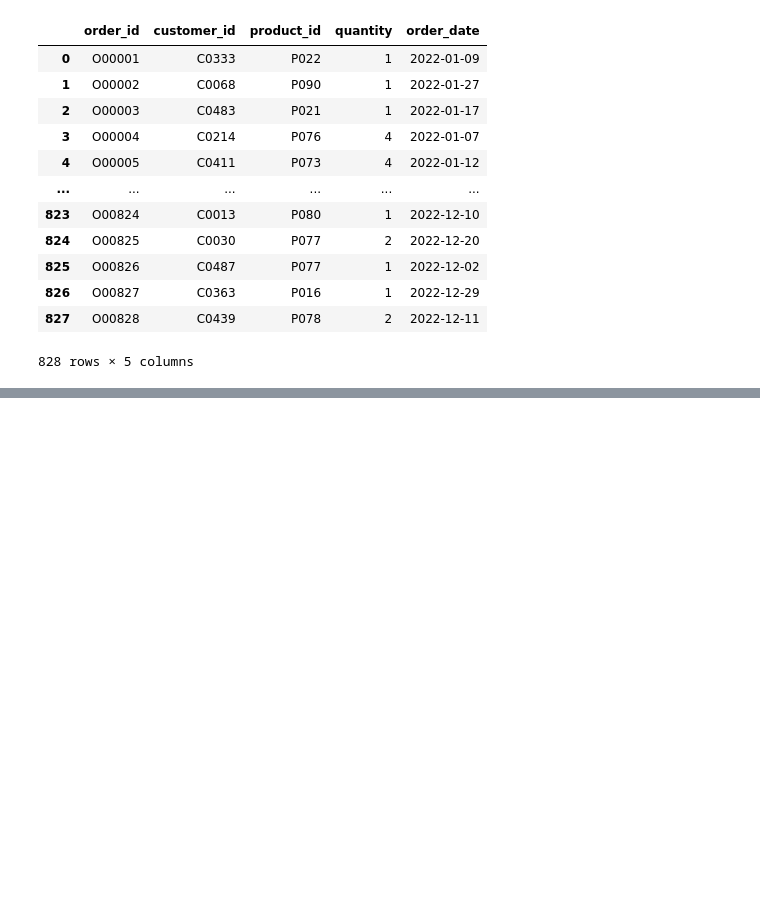
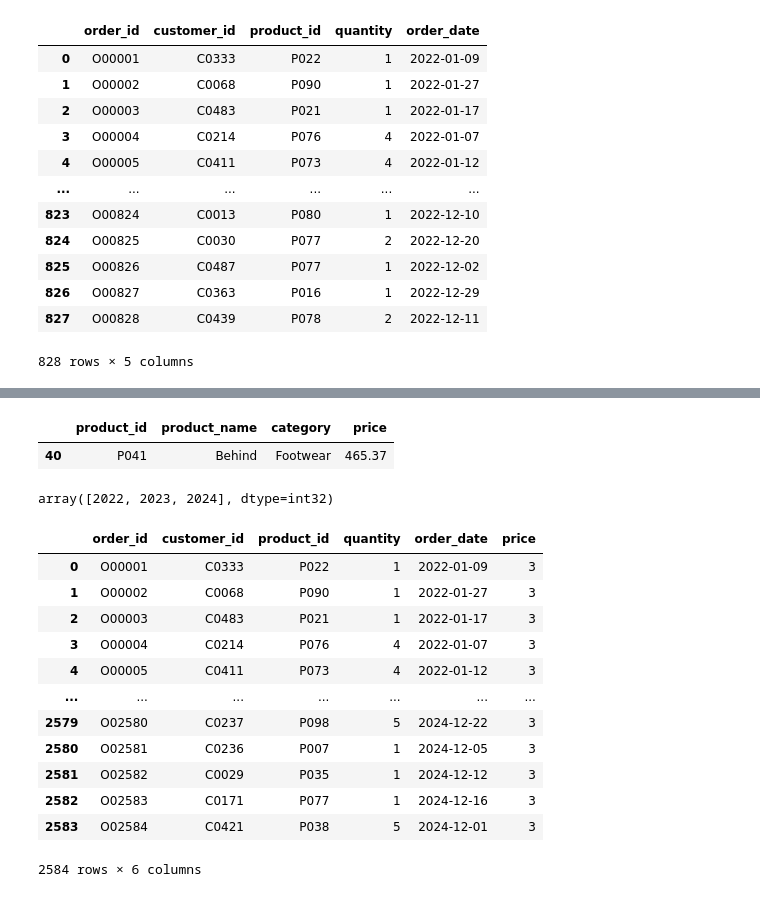
Before and after one commit to memonY49/SMIT-AIDS-Yasir-Batch1, a Jupyter notebook: week 17 dataset/Untitled.ipynb, the cells around one changed output, grey strips where cells are left out. Saved outputs shown, nothing was run; the diff lists cells and outputs as text; code cells hidden in the pictures; blank space fills up the shorter version.

```diff
--- a/week 17 dataset/Untitled.ipynb
+++ b/week 17 dataset/Untitled.ipynb
@@ -46,0 +187,33 @@ orders_2022
+# %%
+value_counts = orders_2024.product_id.value_counts()
+
+top_product_id = value_counts.idxmax()
+top_product_count = value_counts.max()
+
+products[products.product_id == top_product_id]
+# %% [output]
+|  | product_id | product_name | category | price |
+| 40 | P041 | Behind | Footwear | 465.37 |
+# %%
+orders['order_date'].dt.year.unique()
+# %% [output]
+array([2022, 2023, 2024], dtype=int32)
+# %%
+# orders[orders.order_date.dt.year == 2022 ]
+# orders_2024[orders_2024.order_date.dt.month == 12].shape[0]
+orders["price"] = 3
+orders
+# %% [output]
+|  | order_id | customer_id | product_id | quantity | order_date | price |
+| 0 | O00001 | C0333 | P022 | 1 | 2022-01-09 | 3 |
+| 1 | O00002 | C0068 | P090 | 1 | 2022-01-27 | 3 |
+| 2 | O00003 | C0483 | P021 | 1 | 2022-01-17 | 3 |
+| 3 | O00004 | C0214 | P076 | 4 | 2022-01-07 | 3 |
+| 4 | O00005 | C0411 | P073 | 4 | 2022-01-12 | 3 |
+| ... | ... | ... | ... | ... | ... | ... |
+| 2579 | O02580 | C0237 | P098 | 5 | 2024-12-22 | 3 |
+| 2580 | O02581 | C0236 | P007 | 1 | 2024-12-05 | 3 |
+| 2581 | O02582 | C0029 | P035 | 1 | 2024-12-12 | 3 |
+| 2582 | O02583 | C0171 | P077 | 1 | 2024-12-16 | 3 |
+| 2583 | O02584 | C0421 | P038 | 5 | 2024-12-01 | 3 |
+2584 rows × 6 columns
```
Also changed, not shown: parts of 17 cells of this notebook, 3 other files.
